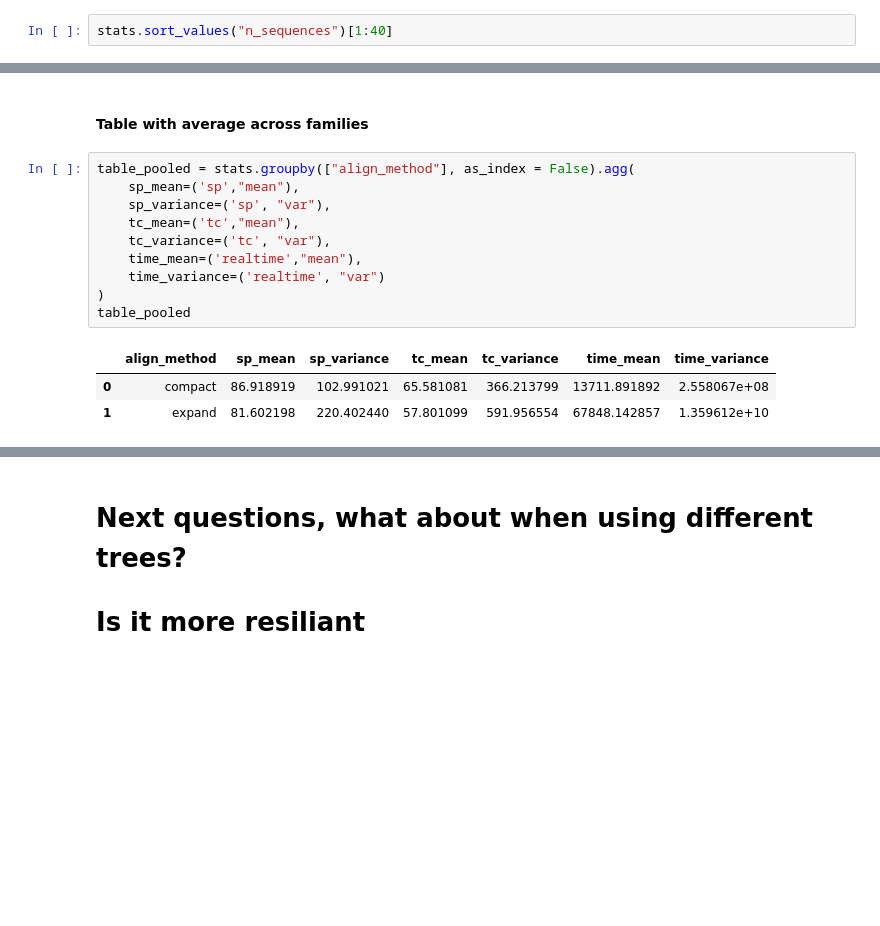
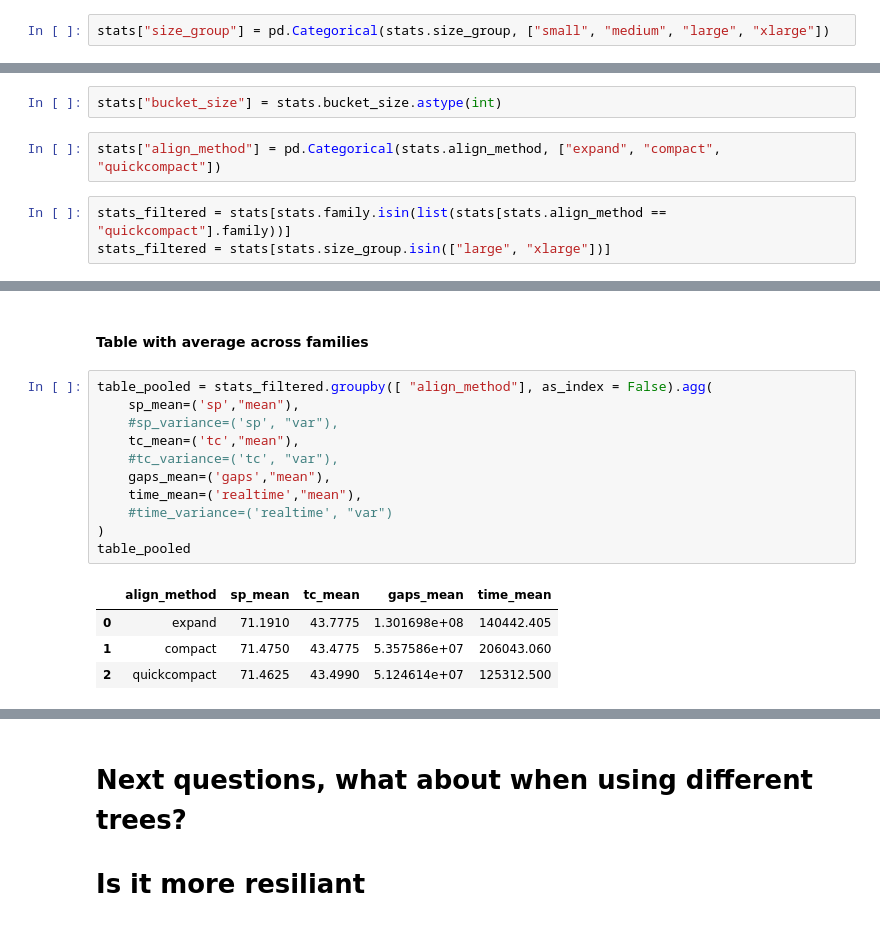
Before and after one commit to luisas/nf_structural_regression, a Jupyter notebook: notebook/01_compact/01_homoplasy_mergeing_bechmark .ipynb, the cells around one changed output, grey strips where cells are left out. Saved outputs shown, nothing was run; the diff lists cells and outputs as text; blank space fills up the shorter version.

```diff
--- a/notebook/01_compact/01_homoplasy_mergeing_bechmark .ipynb
+++ b/notebook/01_compact/01_homoplasy_mergeing_bechmark .ipynb
@@ -81,2 +72,2 @@ Name: align_method, dtype: int64
 # %%
-stats.sort_values("n_sequences")[1:40]
+stats["size_group"] = pd.Categorical(stats.size_group, ["small", "medium", "large", "xlarge"])
@@ -101,3 +74,10 @@ stats.sort_values("n_sequences")[1:40]
+# %%
+stats["bucket_size"] = stats.bucket_size.astype(int)
+# %%
+stats["align_method"] = pd.Categorical(stats.align_method, ["expand", "compact", "quickcompact"])
+# %%
+stats_filtered = stats[stats.family.isin(list(stats[stats.align_method == "quickcompact"].family))]
+stats_filtered = stats[stats.size_group.isin(["large", "xlarge"])]
 # %% [markdown]
 ### 2. ANALYSIS
 # %% [markdown]
@@ -116,16 +132,18 @@ ax.set(xlabel='family size', ylabel='# of gaps')
 # %% [markdown]
 #### Table with average across families
 # %%
-table_pooled = stats.groupby(["align_method"], as_index = False).agg(
+table_pooled = stats_filtered.groupby([ "align_method"], as_index = False).agg(
     sp_mean=('sp',"mean"),
-    sp_variance=('sp', "var"),
+    #sp_variance=('sp', "var"),
     tc_mean=('tc',"mean"),
-    tc_variance=('tc', "var"),
+    #tc_variance=('tc', "var"),
+    gaps_mean=('gaps',"mean"),
     time_mean=('realtime',"mean"),
-    time_variance=('realtime', "var")
+    #time_variance=('realtime', "var")
 )
 table_pooled
 # %% [output]
-|  | align_method | sp_mean | sp_variance | tc_mean | tc_variance | time_mean | time_variance |
-| 0 | compact | 86.918919 | 102.991021 | 65.581081 | 366.213799 | 13711.891892 | 2.558067e+08 |
-| 1 | expand | 81.602198 | 220.402440 | 57.801099 | 591.956554 | 67848.142857 | 1.359612e+10 |
+|  | align_method | sp_mean | tc_mean | gaps_mean | time_mean |
+| 0 | expand | 71.1910 | 43.7775 | 1.301698e+08 | 140442.405 |
+| 1 | compact | 71.4750 | 43.4775 | 5.357586e+07 | 206043.060 |
+| 2 | quickcompact | 71.4625 | 43.4990 | 5.124614e+07 | 125312.500 |
```
Also changed, not shown: parts of 11 cells of this notebook, 42 other files.
